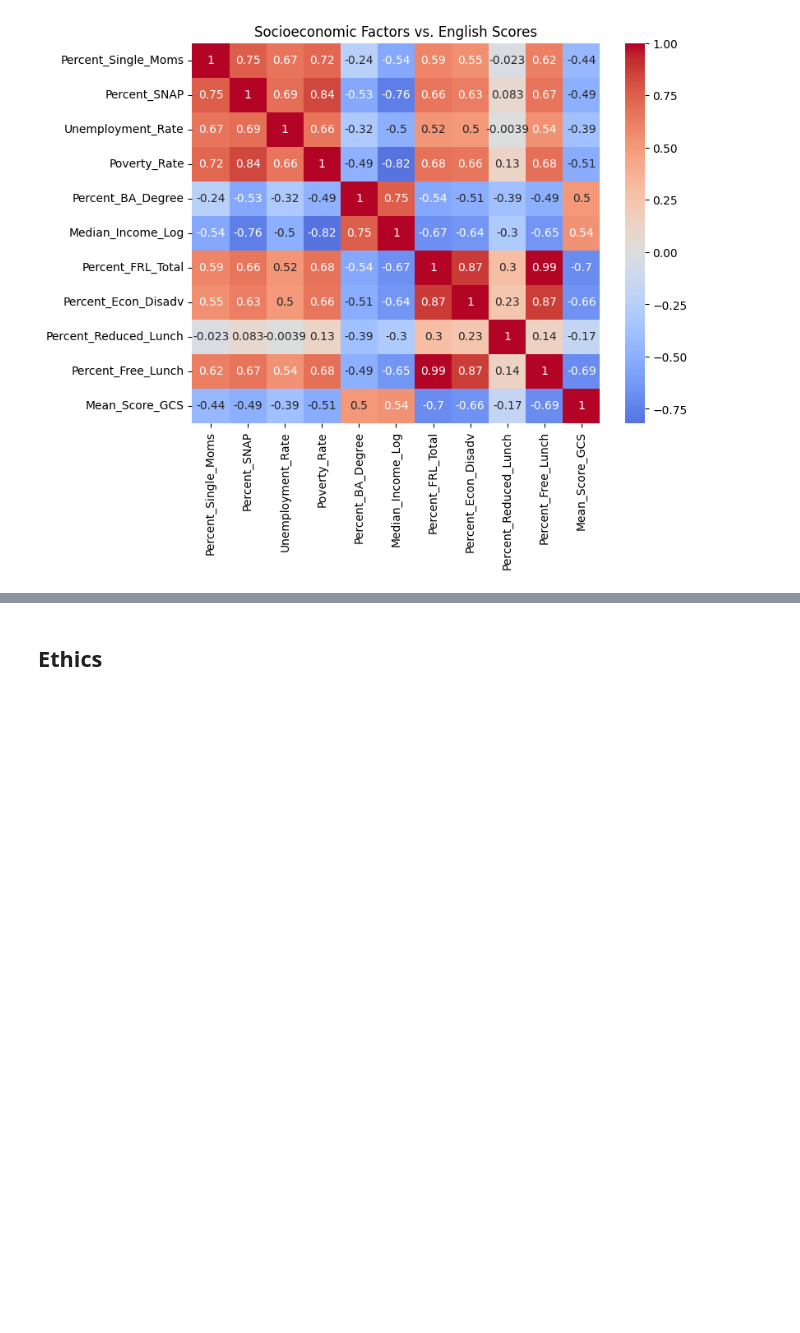
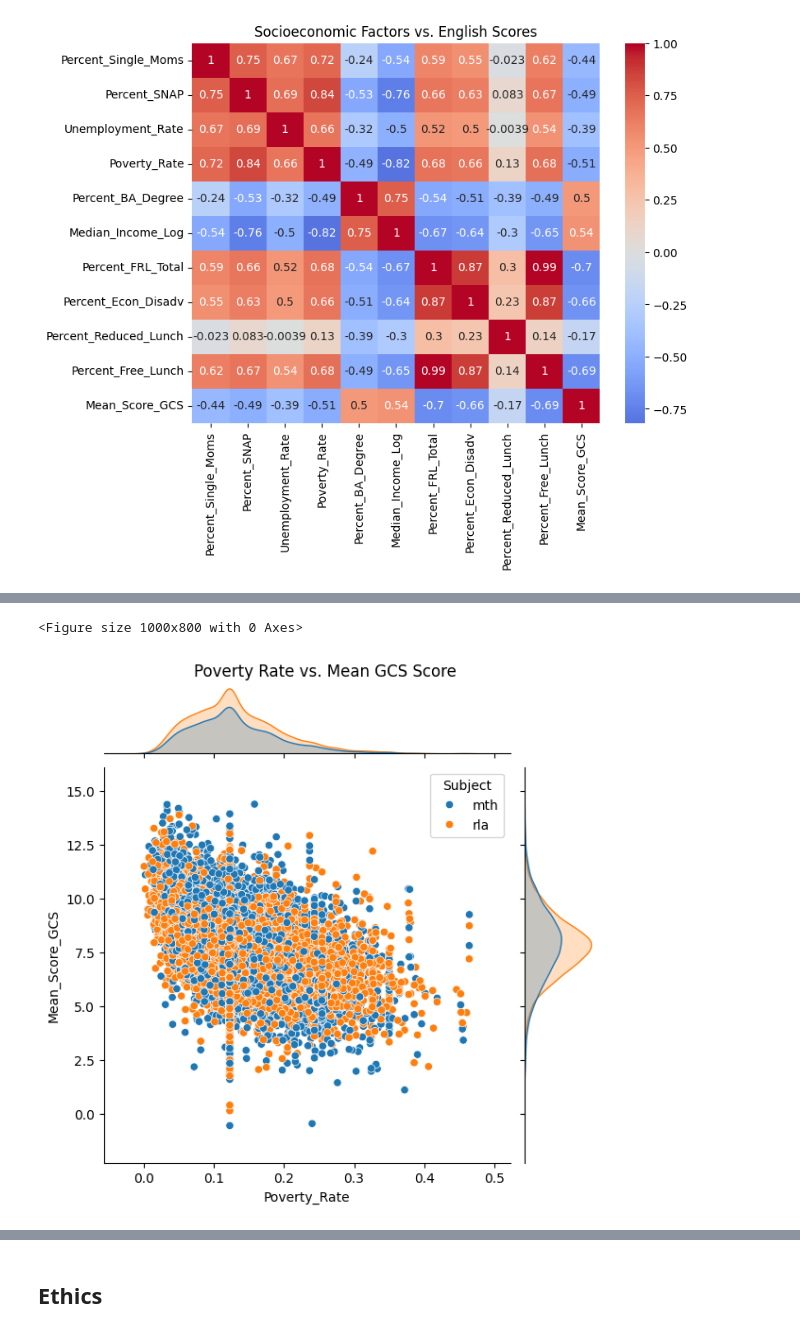
Before and after one commit to COGS108/Group006_WI26, a Jupyter notebook: 02-EDACheckpoint.ipynb, the cells around one changed output, grey strips where cells are left out. Drawn from its saved outputs; the diff is of its cells as text; code cells hidden in the pictures; blank space fills up the shorter version.

```diff
--- a/02-EDACheckpoint.ipynb
+++ b/02-EDACheckpoint.ipynb
@@ -464,0 +479,11 @@ Some more words and stuff.  Remember notebooks work best if you interleave the c
+# %%
+# let's redo this process for the other two factors
+plt.figure(figsize=(10,8))
+# set up a jointplot to see scatterplot along with histogram
+# adjust title to fit above entire plot
+il = sns.jointplot(df_clean, x='Poverty_Rate', y='Mean_Score_GCS', hue='Subject')
+il.fig.suptitle('Poverty Rate vs. Mean GCS Score', fontsize=12)
+il.fig.subplots_adjust(top=0.94)
+# %% [output]
+<Figure size 1000x800 with 0 Axes>
+[figure, added]
```
Also changed, not shown: parts of 15 cells of this notebook.
